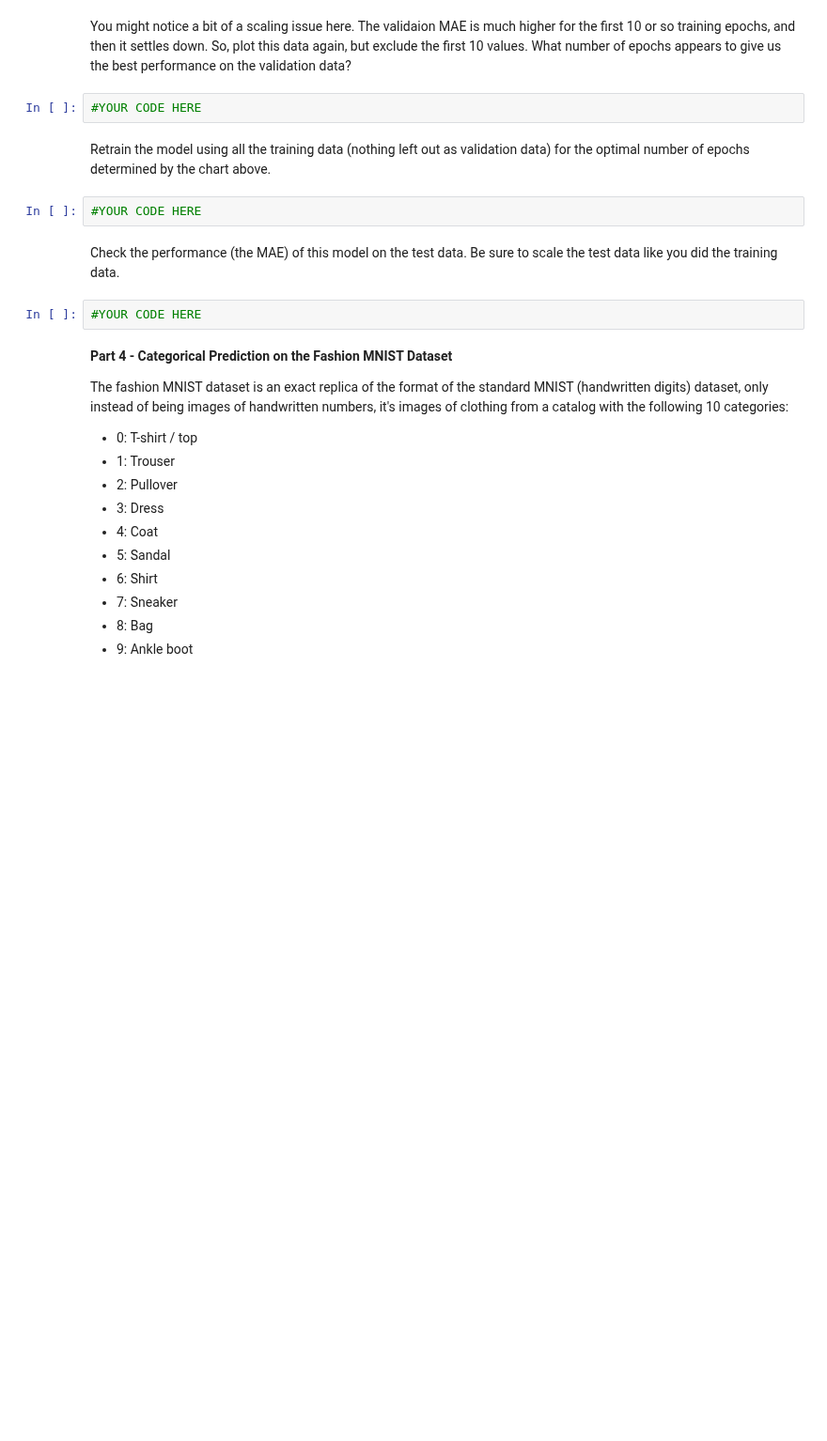
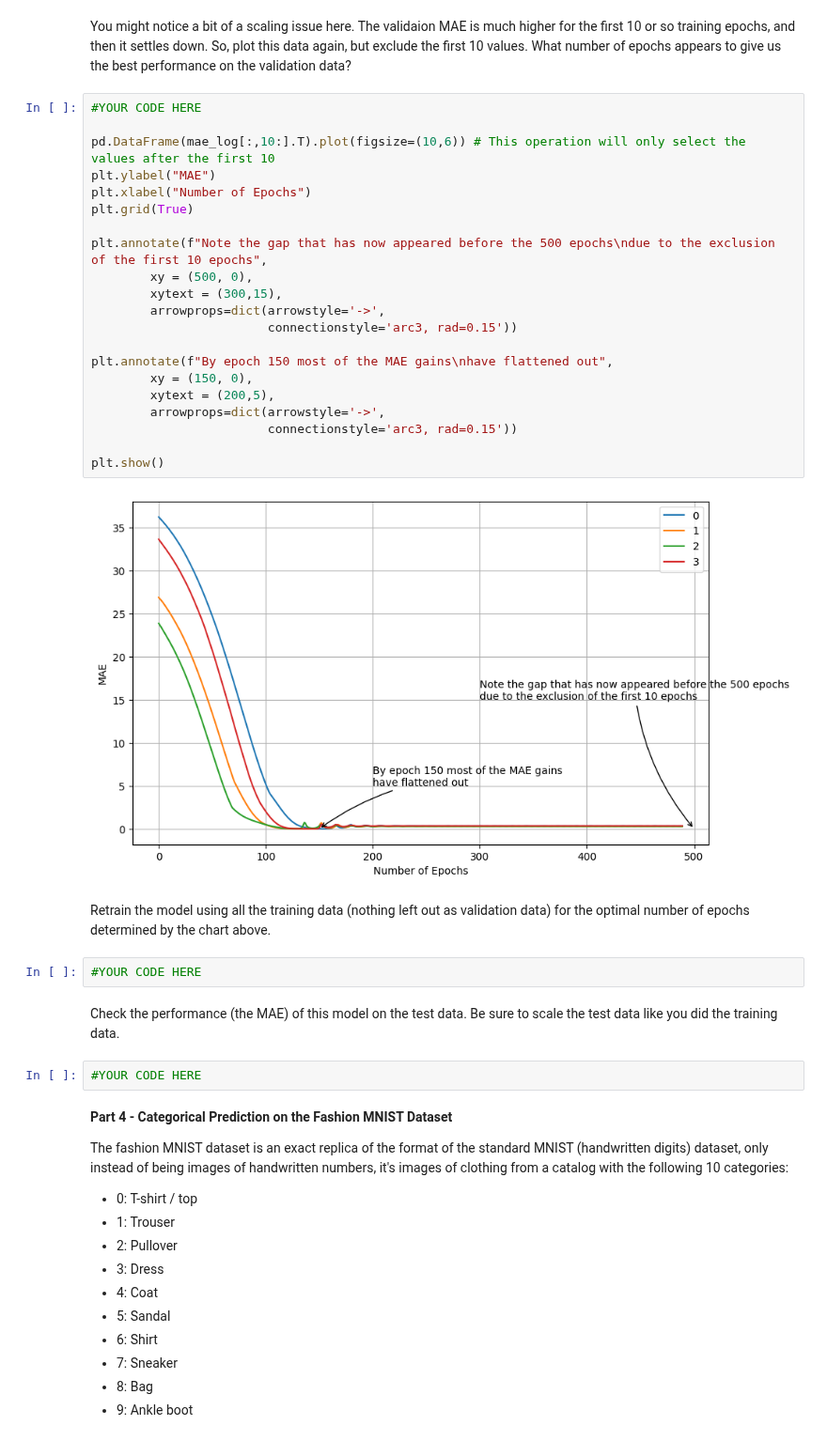
Before and after one commit to robchristiansen13/Learning, a Jupyter notebook: WeberState/CS 6570 (Data Science Algorithms I)/Assignments/CS-6570 Homework 6.ipynb, the cells around one changed output. Shown at 94% size. Saved outputs shown, nothing was run; the diff lists cells and outputs as text; blank space fills up the shorter version.

```diff
--- a/WeberState/CS 6570 (Data Science Algorithms I)/Assignments/CS-6570 Homework 6.ipynb
+++ b/WeberState/CS 6570 (Data Science Algorithms I)/Assignments/CS-6570 Homework 6.ipynb
@@ -577,6 +597,27 @@ Plot the average validation MAE over the 500 epochs.
 You might notice a bit of a scaling issue here. The validaion MAE is much higher for the first 10 or so training epochs, and then it settles down. So, plot this data again, but exclude the first 10 values. What number of epochs appears to give us the best performance on the validation data?
 # %%
 #YOUR CODE HERE
+
+pd.DataFrame(mae_log[:,10:].T).plot(figsize=(10,6)) # This operation will only select the values after the first 10
+plt.ylabel("MAE")
+plt.xlabel("Number of Epochs")
+plt.grid(True)
+
+plt.annotate(f"Note the gap that has now appeared before the 500 epochs\ndue to the exclusion of the first 10 epochs",
+        xy = (500, 0),
+        xytext = (300,15),
+        arrowprops=dict(arrowstyle='->',
+                        connectionstyle='arc3, rad=0.15'))
+
+plt.annotate(f"By epoch 150 most of the MAE gains\nhave flattened out",
+        xy = (150, 0),
+        xytext = (200,5),
+        arrowprops=dict(arrowstyle='->',
+                        connectionstyle='arc3, rad=0.15'))
+
+plt.show()
+# %% [output]
+[figure, added]
 # %% [markdown]
 Retrain the model using all the training data (nothing left out as validation data) for the optimal number of epochs determined by the chart above.
 # %%
```
Also changed, not shown: parts of 7 cells of this notebook.
